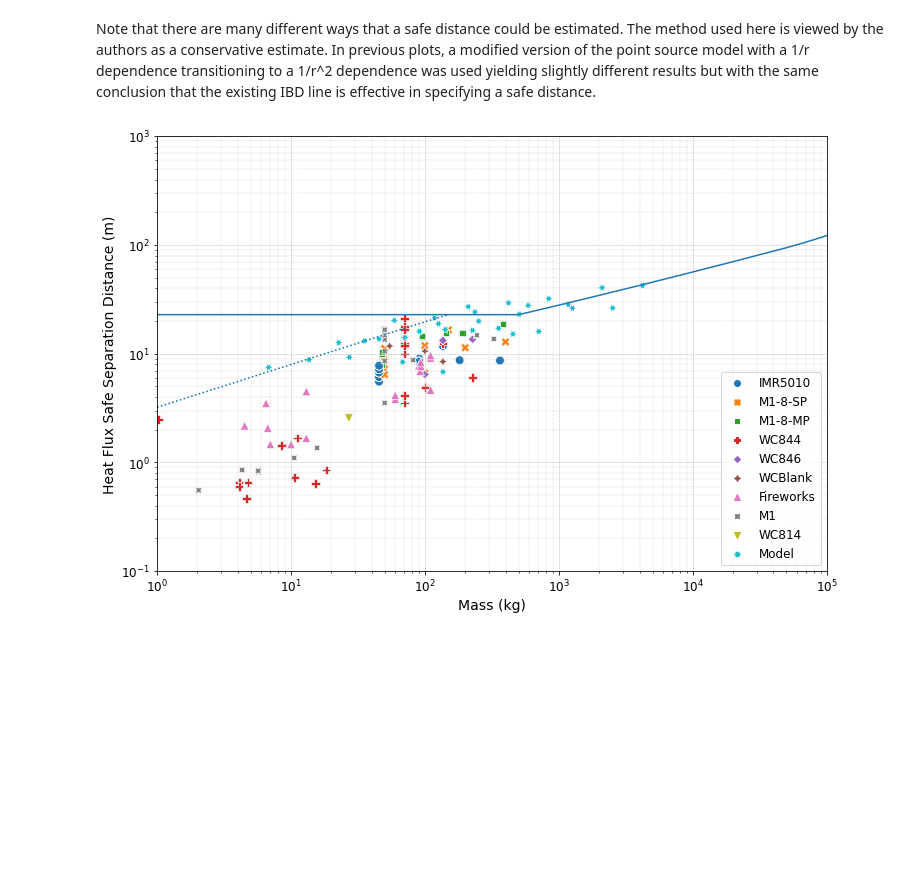
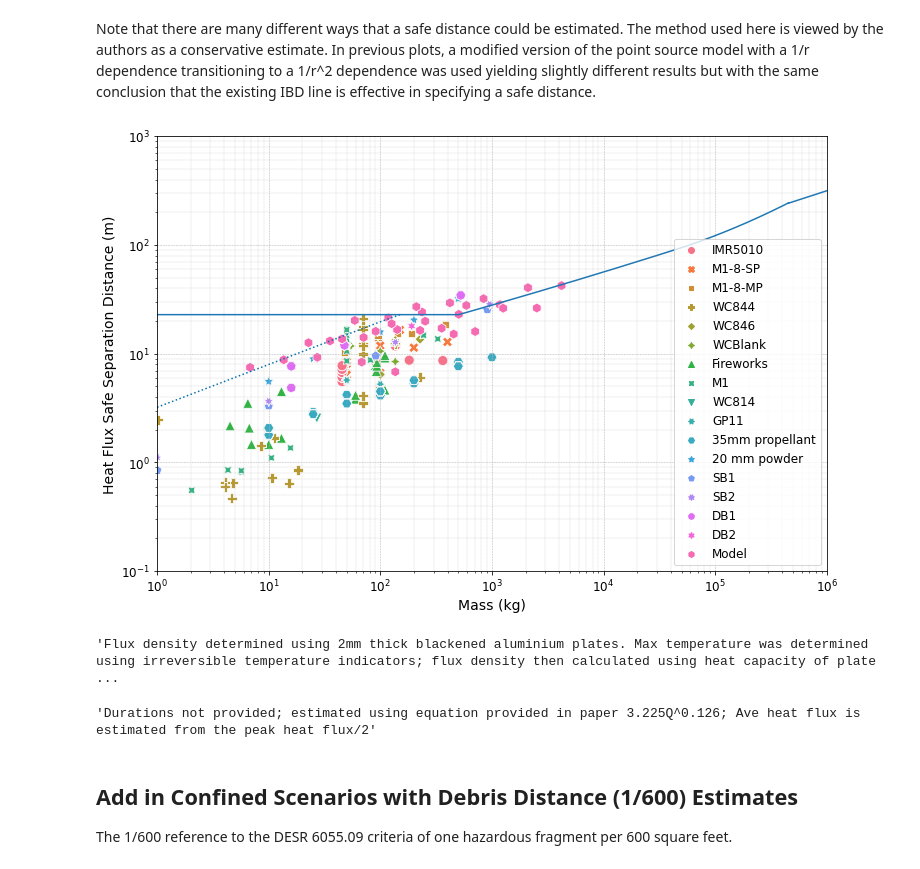
Before and after one commit to clint-bg/publicationdata, a Jupyter notebook: safeSeparation/safeDistancesOpenBurnplus.ipynb, the cells around one changed output. Cells and saved outputs as stored; diff of their text form; code cells hidden in the pictures; blank space fills up the shorter version.

```diff
--- a/safeSeparation/safeDistancesOpenBurnplus.ipynb
+++ b/safeSeparation/safeDistancesOpenBurnplus.ipynb
@@ -168,7 +170,7 @@ def safeHF(t):
 # %%
 #add column for safe heat flux
 safeQ = df.groupby('Unique ID').apply(lambda x: np.percentile(
-    [safeHF(x) for x in x['Burn time (sec)']],75))
+    [safeHF(x) for x in x['Burn Time (sec)']],75))
 safeQ.name = 'Safe Heat Flux (cal/cm2/sec)'
 #add to dataframe
 df['Safe Heat Flux (cal/cm2/sec)'] = df['Unique ID'].apply(lambda x:safeQ.loc[x])
@@ -196,7 +198,7 @@ q = \frac{\alpha}{r^2} \\
 # %%
 #completed for each test (unique id)
 alphas = df.groupby('Unique ID').apply(lambda x: np.percentile(
-    x['Av. flux (cal/cm^2/s)']*x['Measurement Distance (m)']**2,75))
+    x['Av. Flux (cal/cm^2/s)']*x['Measurement Distance (m)']**2,75))
 #alphas = [1 if each < 1 else each for each in alphas]
 safeDistance = np.sqrt(alphas/safeQ)
 safeDistance = pd.Series(safeDistance)
@@ -206,8 +208,8 @@ safeDistance.index = safeQ.index
 #add column for safe distance
 df['Safe Distance (m)'] =  df['Unique ID'].apply(lambda x:safeDistance.loc[x])
 #add column for burn rate
-burnRate = df.groupby('Unique ID').apply(lambda x: np.percentile(x['Mass (kg)']/x['Burn time (sec)'],50))
+burnRate = df.groupby('Unique ID').apply(lambda x: np.percentile(x['Mass (kg)']/x['Burn Time (sec)'],50))
 burnRate.name = 'Burn rate (kg/s)'
-df['Burn rate (kg/s)'] =  df['Unique ID'].apply(lambda x:burnRate.loc[x])
+df['Burn Rate (kg/s)'] =  df['Unique ID'].apply(lambda x:burnRate.loc[x])
 # %%
 safeDistance = pd.DataFrame(safeDistance)
@@ -259,22 +261,33 @@ DESR80df = pd.DataFrame({'NEQ (kg)':[1,10,50,100,150],'SafeD (m)':[3.22,7.97,15.
 # %%
 #Plot a subset: unconfined burn data
 fig, ax = plt.subplots(figsize=(12,8))
-p = sea.scatterplot(data=dft[(dft['Type']=='Unconfined Burn (Test Data)') | (dft['Type']=='Unconfined Burn (Modeling)')],x='Mass (kg)',y='Safe Distance (m)', hue='Propellant type', style='Propellant type',s=75,ax=ax);
+p = sea.scatterplot(data=dft[(dft['Event Type']=='Unconfined')],x='Mass (kg)',y='Safe Distance (m)', hue='Propellant Type', style='Propellant Type',s=100,ax=ax);
 p = sea.lineplot(data=ibddf,x='masses (kg)',y='ibd (m)',ax=ax)
 #p = sea.lineplot(data=DESR80,x='NEQ (kg)',y='SafeD (m)',ax=ax)
 plt.plot(DESR80df['NEQ (kg)'],DESR80df['SafeD (m)'],color='#0270AF',linestyle=':')
-p.set(xscale="log"); p.set(xlim=(1,100000))
+p.set(xscale="log"); p.set(xlim=(1,1000000))
 p.set(yscale="log"); p.set(ylim=(0.1,1000))
-plt.legend(loc='best', fontsize=12)
+plt.legend(loc='lower right', fontsize=12)
 plt.grid(linestyle = '--', linewidth = 0.5)
 plt.grid(visible=True,which='minor',linestyle = '--', linewidth = 0.25)
 ax.tick_params(axis='both', which='major', labelsize=12)
 ax.set_xlabel('Mass (kg)', fontsize=14)
 ax.set_ylabel('Heat Flux Safe Separation Distance (m)', fontsize=14)
-#plt.savefig("SafeSepDistsU.png",dpi=600)
+plt.savefig("SafeSepDistsU.png",dpi=600)
 plt.show()
 # %% [output]
-[figure, old version]
+[figure, new version]
+# %%
+dft[(dft['Safe Distance (m)']>30) & (dft['Propellant Type']=='20 mm powder')]['Notes'].iloc[0]
+# %% [output]
+'Flux density determined using 2mm thick blackened aluminium plates. Max temperature was determined using irreversible temperature indicators; flux density then calculated using heat capacity of plate ...
+# %%
+dft[(dft['Safe Distance (m)']>30) & (dft['Propellant Type']=='DB1')]['Notes'].iloc[0]
+# %% [output]
+'Durations not provided; estimated using equation provided in paper 3.225Q^0.126; Ave heat flux is estimated from the peak heat flux/2'
+# %% [markdown]
+## Add in Confined Scenarios with Debris Distance (1/600) Estimates
+The 1/600 reference to the DESR 6055.09 criteria of one hazardous fragment per 600 square feet.
 # %%
 url='https://raw.githubusercontent.com/clint-bg/publicationdata/main/safeSeparation/ConfinedDebrisSafeDistances.csv'
 dfd = pd.read_csv(url)
```
Also changed, not shown: parts of 15 cells of this notebook.
